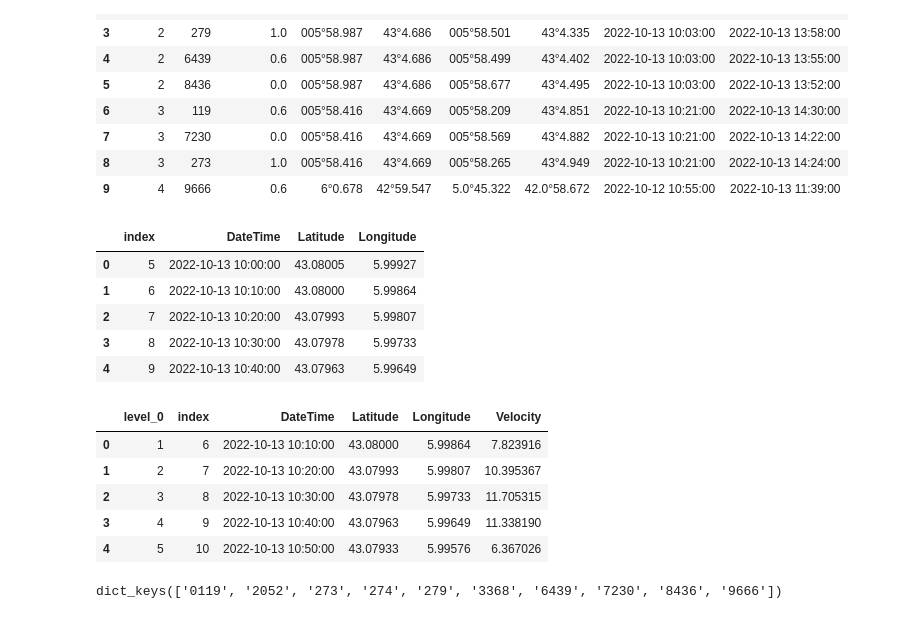
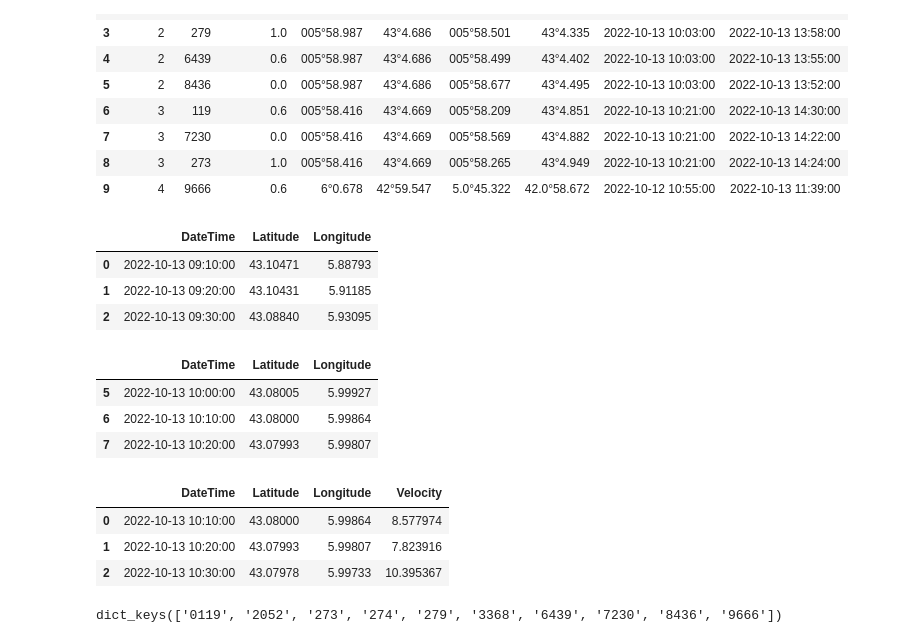
Before and after one commit to olanrewajufarooq/OceanographyAnalysis, a Jupyter notebook: Python/drifter.ipynb, the cells around one changed output. Cells and saved outputs as stored; diff of their text form; code cells hidden in the pictures.

```diff
--- a/Python/drifter.ipynb
+++ b/Python/drifter.ipynb
@@ -181,8 +181,8 @@ class Drifters:
         R = 6373.0
         for key in self.data.keys():
             # Sort the DF by Ascending Datetime
-            self.data[key] = self.data[key].sort_values(by=["DateTime"])
-            # self.data[key].sort_values(by=["DateTime"], inplace=True)
+            #self.data[key] = self.data[key].sort_values(by=["DateTime"])
+            self.data[key].sort_values(by=["DateTime"], inplace=True)
 
             # select columns for latitude, longtitude and time
             df_lat = np.array(self.data[key]["Latitude"])
@@ -194,10 +194,13 @@ class Drifters:
             d_time = d_time.apply(lambda dt_i : dt_i.seconds)
             # Compute time
             distance = np.array([haversine((df_lat[i], df_long[i]), (df_lat[i+mov_avg], df_long[i+mov_avg]), unit=Unit.METERS) for i in range(df_lat.size - mov_avg)])
+
             # Compute velocity
             velocity = distance*100/(np.array(d_time, dtype=float))
+
             # Remove the first row
             self.data[key]= self.data[key].iloc[mov_avg:]
+            self.data[key].reset_index(drop=True, inplace=True)
             self.data[key]["Velocity"] = pd.Series(velocity)
 
             # Drop columns with missing values
@@ -671,27 +600,30 @@ D3.logsheet
 # Shift time for the data
 D3.time_shift(2)
 
-# Extract Valid Data
-D3.extract_data()
-D3.data[key].head()
+D3.data[key].head(3)
 # %% [output]
-|  | index | DateTime | Latitude | Longitude |
-| 0 | 5 | 2022-10-13 10:00:00 | 43.08005 | 5.99927 |
-| 1 | 6 | 2022-10-13 10:10:00 | 43.08000 | 5.99864 |
-| 2 | 7 | 2022-10-13 10:20:00 | 43.07993 | 5.99807 |
-| 3 | 8 | 2022-10-13 10:30:00 | 43.07978 | 5.99733 |
-| 4 | 9 | 2022-10-13 10:40:00 | 43.07963 | 5.99649 |
+|  | DateTime | Latitude | Longitude |
+| 0 | 2022-10-13 09:10:00 | 43.10471 | 5.88793 |
+| 1 | 2022-10-13 09:20:00 | 43.10431 | 5.91185 |
+| 2 | 2022-10-13 09:30:00 | 43.08840 | 5.93095 |
+# %%
+# Extract Valid Data
+D3.extract_data()
+D3.data[key].head(3)
+# %% [output]
+|  | DateTime | Latitude | Longitude |
+| 5 | 2022-10-13 10:00:00 | 43.08005 | 5.99927 |
+| 6 | 2022-10-13 10:10:00 | 43.08000 | 5.99864 |
+| 7 | 2022-10-13 10:20:00 | 43.07993 | 5.99807 |
 # %%
 # Compute Velocity
 D3.compute_velocity()
-D3.data[key].head()
+D3.data[key].head(3)
 # %% [output]
-|  | level_0 | index | DateTime | Latitude | Longitude | Velocity |
-| 0 | 1 | 6 | 2022-10-13 10:10:00 | 43.08000 | 5.99864 | 7.823916 |
-| 1 | 2 | 7 | 2022-10-13 10:20:00 | 43.07993 | 5.99807 | 10.395367 |
-| 2 | 3 | 8 | 2022-10-13 10:30:00 | 43.07978 | 5.99733 | 11.705315 |
-| 3 | 4 | 9 | 2022-10-13 10:40:00 | 43.07963 | 5.99649 | 11.338190 |
-| 4 | 5 | 10 | 2022-10-13 10:50:00 | 43.07933 | 5.99576 | 6.367026 |
+|  | DateTime | Latitude | Longitude | Velocity |
+| 0 | 2022-10-13 10:10:00 | 43.08000 | 5.99864 | 8.577974 |
+| 1 | 2022-10-13 10:20:00 | 43.07993 | 5.99807 | 7.823916 |
+| 2 | 2022-10-13 10:30:00 | 43.07978 | 5.99733 | 10.395367 |
 # %%
 D3.data_info.keys()
 # %% [output]
```
Also changed, not shown: parts of 28 cells of this notebook, 1 other file.
